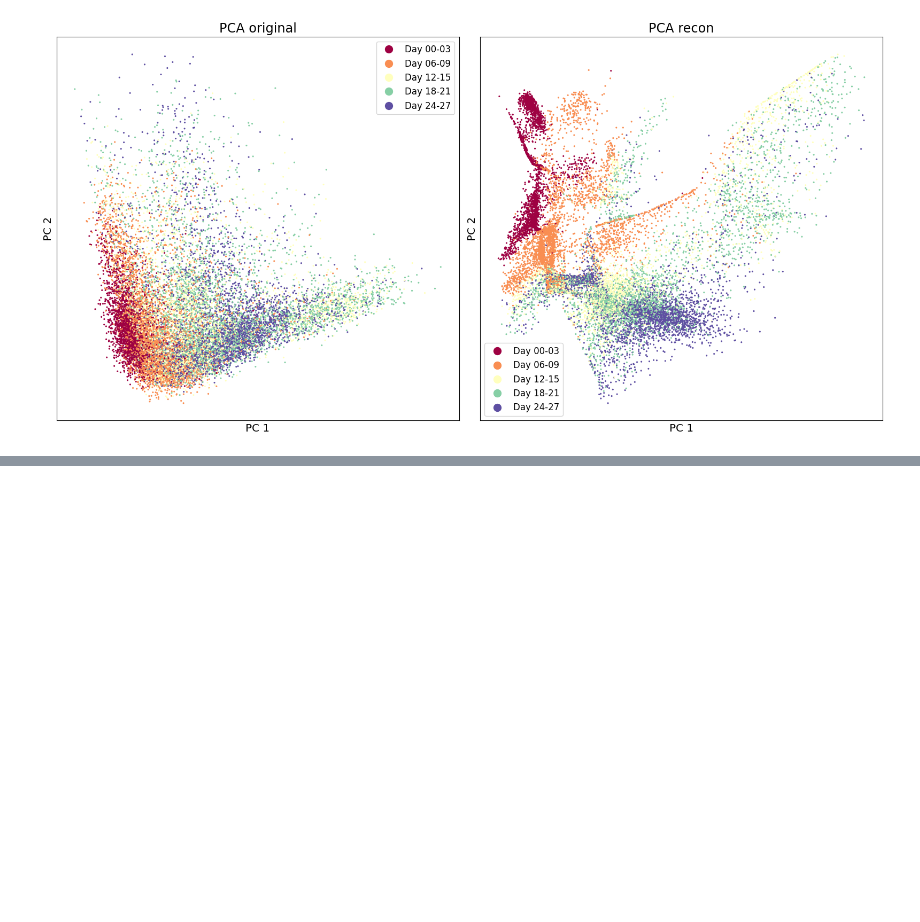
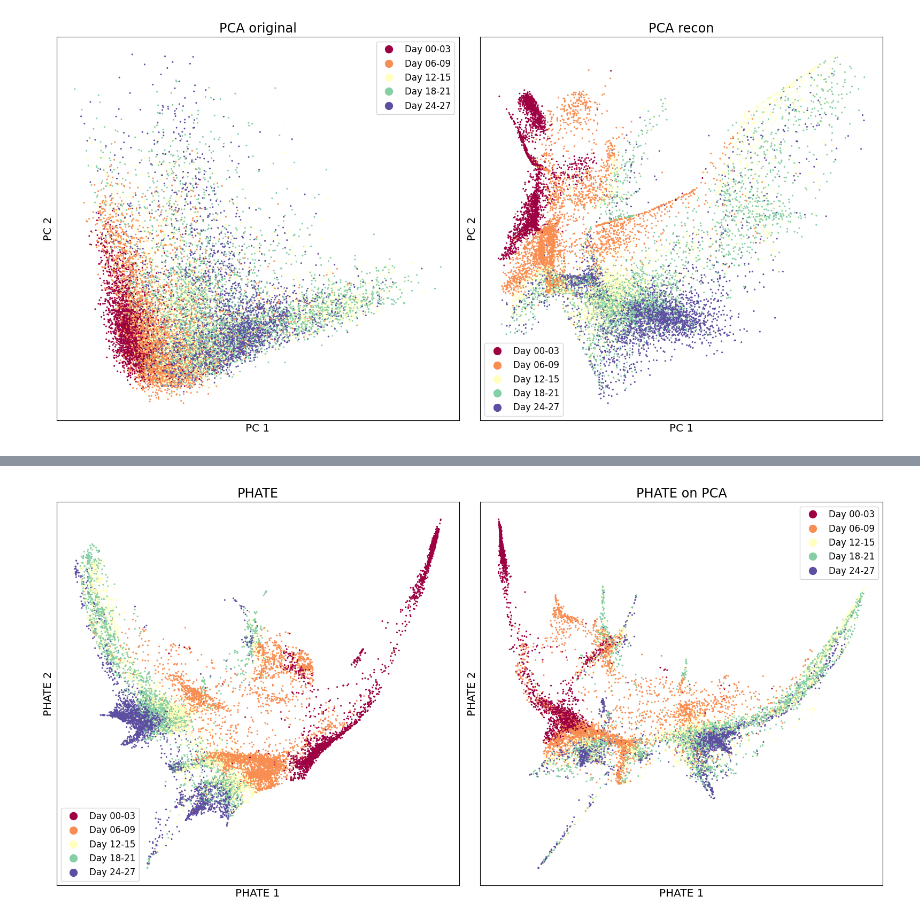
Before and after one commit to KrishnaswamyLab/GeometryAwareGenerativeAutoencoder, a Jupyter notebook: notebooks/eb_result_large.ipynb, the cells around one changed output, grey strips where cells are left out. Cells and saved outputs as stored; diff of their text form; code cells hidden in the pictures; blank space fills up the shorter version.

```diff
--- a/notebooks/eb_result_large.ipynb
+++ b/notebooks/eb_result_large.ipynb
@@ -122,0 +141,3 @@ plt.show()
+# %%
+phate_op_pca = phate.PHATE(knn=4, decay=15, t=12, n_jobs=-2)
+Y_phate_pc = phate_op_pca.fit_transform(adata.obsm['X_pca'])
@@ -122,0 +164,14 @@ plt.show()
+# %%
+fig, axes = plt.subplots(1, 2, figsize=(16, 8))
+
+# Plot the first scatter plot
+scprep.plot.scatter2d(adata.obsm['X_phate'], ax=axes[0], c=adata.obs['sample_labels'], cmap='Spectral',
+                      ticks=False, label_prefix="PHATE ", title='PHATE')
+
+# Plot the second scatter plot
+scprep.plot.scatter2d(Y_phate_pc, ax=axes[1], c=adata.obs['sample_labels'], cmap='Spectral',
+                      ticks=False, label_prefix="PHATE ", title='PHATE on PCA')
+plt.tight_layout()
+plt.show()
+# %% [output]
+[figure, added]
```
Also changed, not shown: parts of 8 cells of this notebook, 6 other files.
